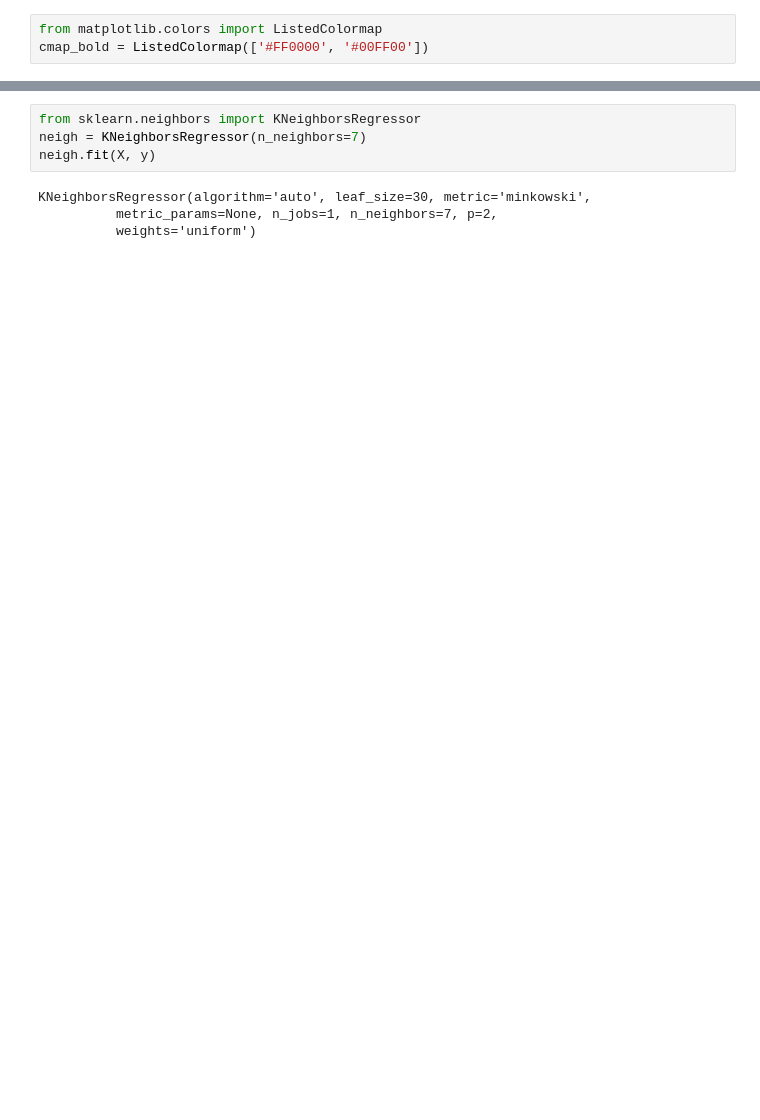
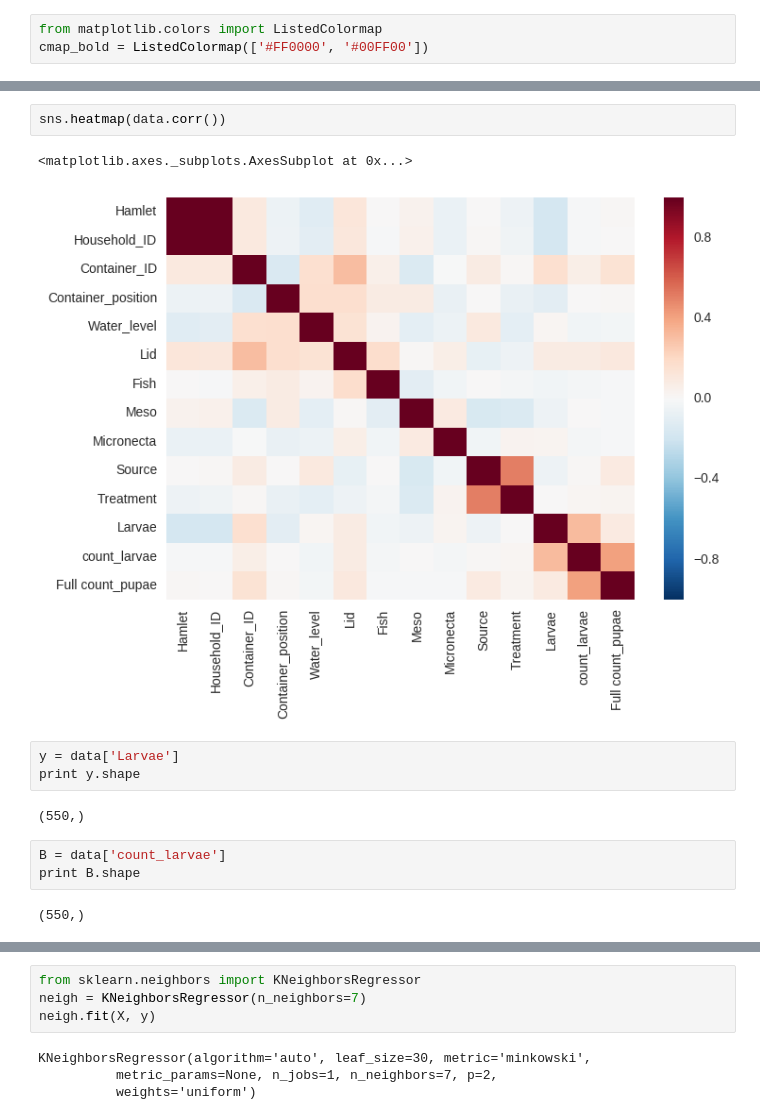
Before and after one commit to Annipha/project, a Jupyter notebook: code/Larvae_KNN-Full data set.ipynb, the cells around one changed output, grey strips where cells are left out. Saved outputs shown, nothing was run; the diff lists cells and outputs as text; blank space fills up the shorter version.

```diff
--- a/code/Larvae_KNN-Full data set.ipynb
+++ b/code/Larvae_KNN-Full data set.ipynb
@@ -49,3 +33,18 @@ y = traindata['count_larvae']
+# %%
+sns.heatmap(data.corr())
+# %% [output]
+<matplotlib.axes._subplots.AxesSubplot at 0x...>
+[figure, added]
+# %%
+y = data['Larvae']
+print y.shape
+# %% [output]
+(550,)
+# %%
+B = data['count_larvae']
+print B.shape
+# %% [output]
+(550,)
 # %%
 print type(X)
 print type(X.values)
```
Also changed, not shown: parts of 33 cells of this notebook, 17 other files.
